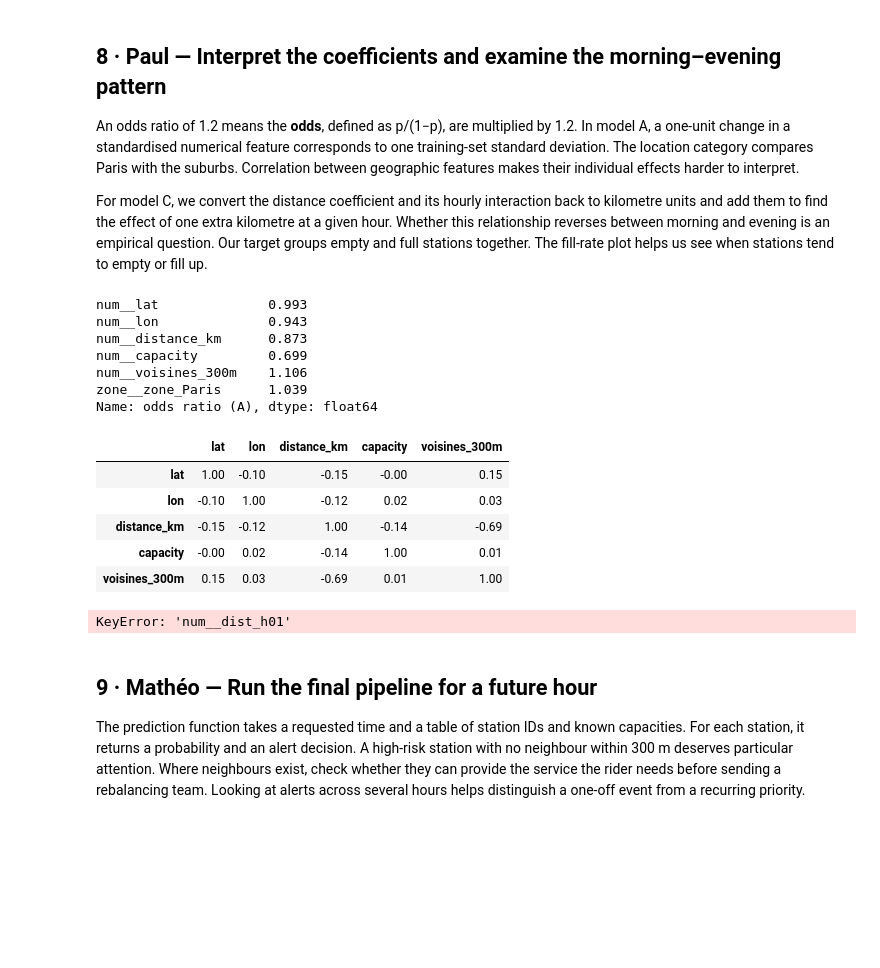
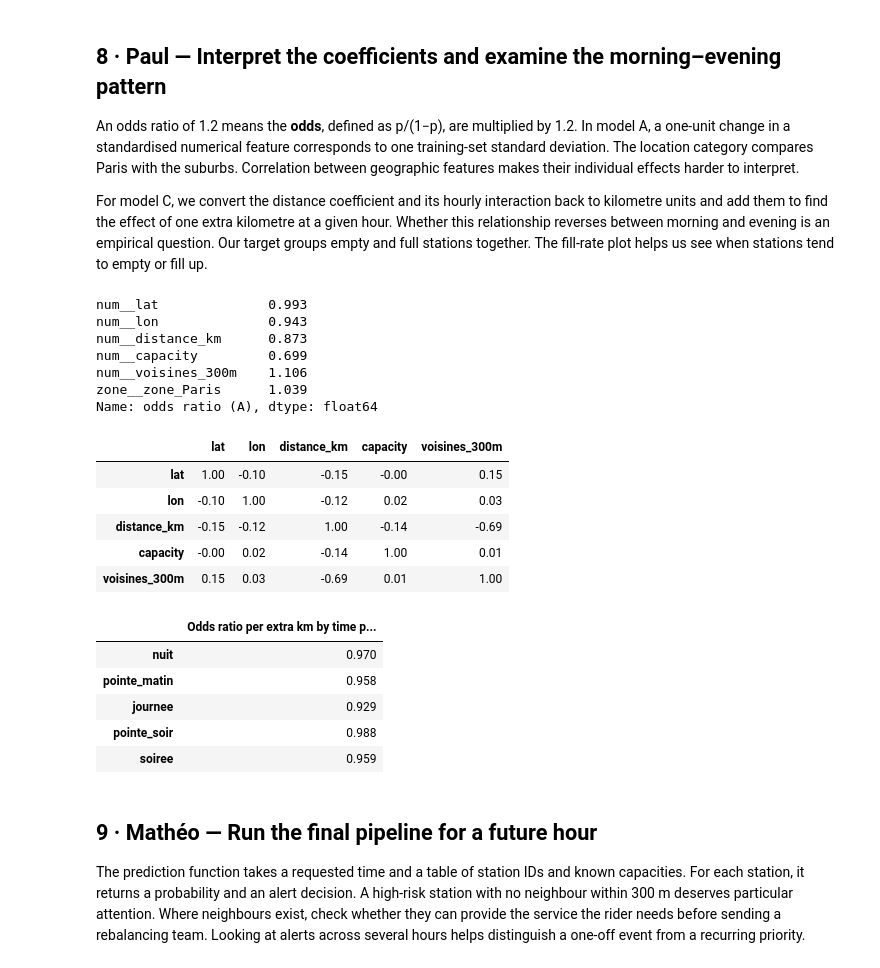
Before and after one commit to mgermane-ship-it/velib-collecte, a Jupyter notebook: velib_classification.ipynb, the cells around one changed output. Cells and saved outputs as stored; diff of their text form; code cells hidden in the pictures; blank space fills up the shorter version.

```diff
--- a/velib_classification.ipynb
+++ b/velib_classification.ipynb
@@ -379,32 +379,44 @@ For model C, we convert the distance coefficient and its hourly interaction back
 # %%
 prep_a = models["A"].named_steps["prep"]
 odds = np.exp(models["A"].named_steps["model"].coef_[0])
 display(pd.Series(odds, index=prep_a.get_feature_names_out(), name="odds ratio (A)").round(3))
 display(train[numeric].corr().round(2))
 pipe_c = models["C"]
 prep_c = pipe_c.named_steps["prep"]
 coeff = pd.Series(pipe_c.named_steps["model"].coef_[0], index=prep_c.get_feature_names_out())
 names = numeric + interactions
 scale = pd.Series(prep_c.named_transformers_["num"].scale_, index=names)
 base_slope = coeff["num__distance_km"] / scale["distance_km"]
-slopes = {hr: base_slope + (coeff[f"num__dist_h{hr:02}"] / scale[f"dist_h{hr:02}"] if hr else 0)
-          for hr in sorted(train.heure.unique())}
-display(pd.Series(np.exp(pd.Series(slopes)), name="odds ratio pour +1 km à heure fixée (C)").round(3).to_frame().T)
+slopes = {PLAGES[0]: base_slope}  # La nuit est la période de référence
+
+for period in PLAGES[1:]:
+    term = f"dist_{period}"
+    slopes[period] = base_slope + coeff[f"num__{term}"] / scale[term]
+
+display(np.exp(pd.Series(slopes))
+    .rename("Odds ratio per extra km by time period (C)")
+    .round(3)
+    .to_frame())
 # %% [output]
 num__lat              0.993
 num__lon              0.943
 num__distance_km      0.873
 num__capacity         0.699
 num__voisines_300m    1.106
 zone__zone_Paris      1.039
 Name: odds ratio (A), dtype: float64
 |  | lat | lon | distance_km | capacity | voisines_300m |
 | lat | 1.00 | -0.10 | -0.15 | -0.00 | 0.15 |
 | lon | -0.10 | 1.00 | -0.12 | 0.02 | 0.03 |
 | distance_km | -0.15 | -0.12 | 1.00 | -0.14 | -0.69 |
 | capacity | -0.00 | 0.02 | -0.14 | 1.00 | 0.01 |
 | voisines_300m | 0.15 | 0.03 | -0.69 | 0.01 | 1.00 |
-KeyError: 'num__dist_h01'
+|  | Odds ratio per extra km by time p... |
+| nuit | 0.970 |
+| pointe_matin | 0.958 |
+| journee | 0.929 |
+| pointe_soir | 0.988 |
+| soiree | 0.959 |
 # %% [markdown]
 ## 9 · Mathéo — Run the final pipeline for a future hour
 
```
Also changed, not shown: parts of 1 cell of this notebook.
